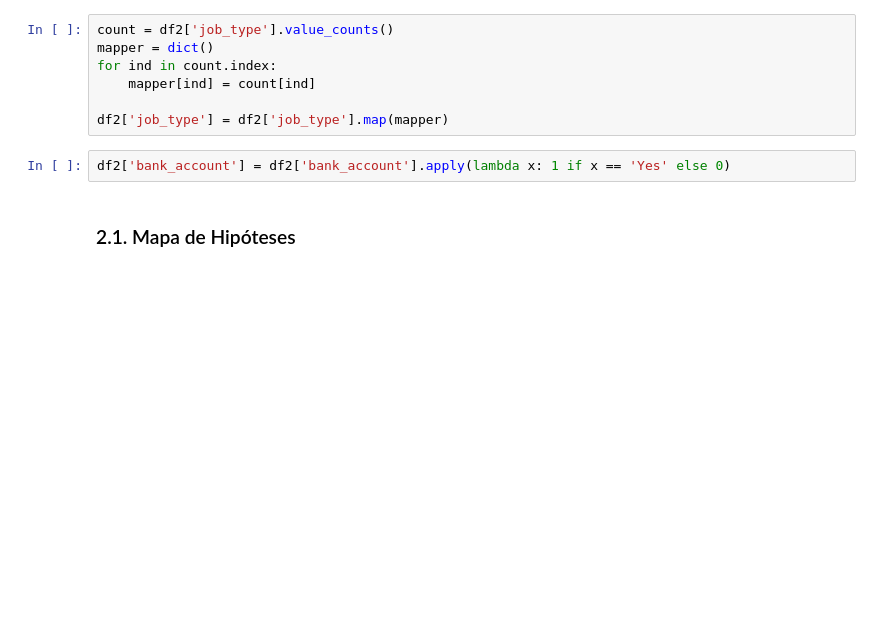
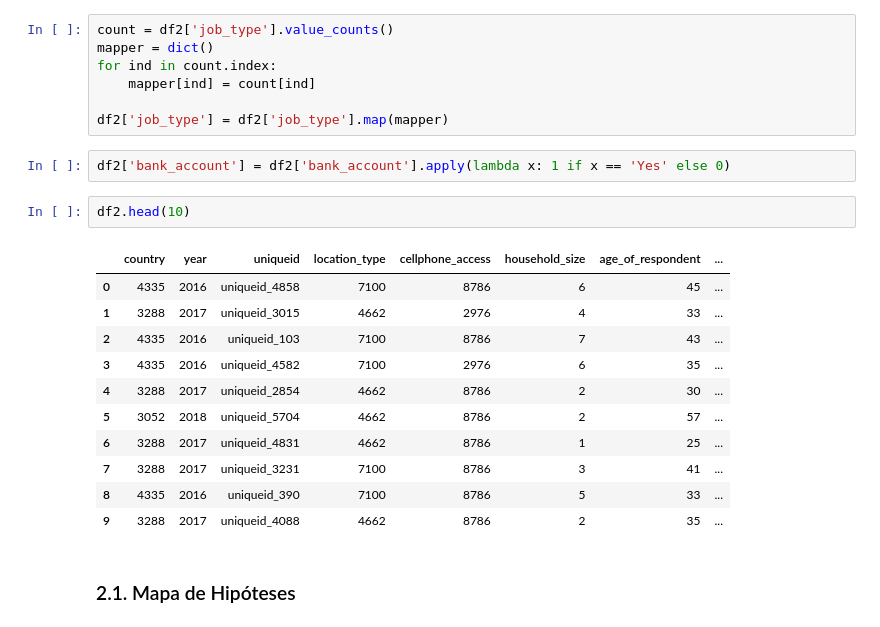
Before and after one commit to daSpinelli/hackday_01_dadosinglorios, a Jupyter notebook: end-to-end.ipynb, the cells around one changed output. Cells and saved outputs as stored; diff of their text form; blank space fills up the shorter version.

```diff
--- a/end-to-end.ipynb
+++ b/end-to-end.ipynb
@@ -277,6 +277,20 @@ for ind in count.index:
 df2['job_type'] = df2['job_type'].map(mapper)
 # %%
 df2['bank_account'] = df2['bank_account'].apply(lambda x: 1 if x == 'Yes' else 0)
+# %%
+df2.head(10)
+# %% [output]
+|  | country | year | uniqueid | location_type | cellphone_access | household_size | age_of_respondent | ... |
+| 0 | 4335 | 2016 | uniqueid_4858 | 7100 | 8786 | 6 | 45 | ... |
+| 1 | 3288 | 2017 | uniqueid_3015 | 4662 | 2976 | 4 | 33 | ... |
+| 2 | 4335 | 2016 | uniqueid_103 | 7100 | 8786 | 7 | 43 | ... |
+| 3 | 4335 | 2016 | uniqueid_4582 | 7100 | 2976 | 6 | 35 | ... |
+| 4 | 3288 | 2017 | uniqueid_2854 | 4662 | 8786 | 2 | 30 | ... |
+| 5 | 3052 | 2018 | uniqueid_5704 | 4662 | 8786 | 2 | 57 | ... |
+| 6 | 3288 | 2017 | uniqueid_4831 | 4662 | 8786 | 1 | 25 | ... |
+| 7 | 3288 | 2017 | uniqueid_3231 | 7100 | 8786 | 3 | 41 | ... |
+| 8 | 4335 | 2016 | uniqueid_390 | 7100 | 8786 | 5 | 33 | ... |
+| 9 | 3288 | 2017 | uniqueid_4088 | 4662 | 8786 | 2 | 35 | ... |
 # %% [markdown]
 ### 2.1. Mapa de Hipóteses
 # %% [markdown]
```
Also changed, not shown: parts of 3 cells of this notebook.
